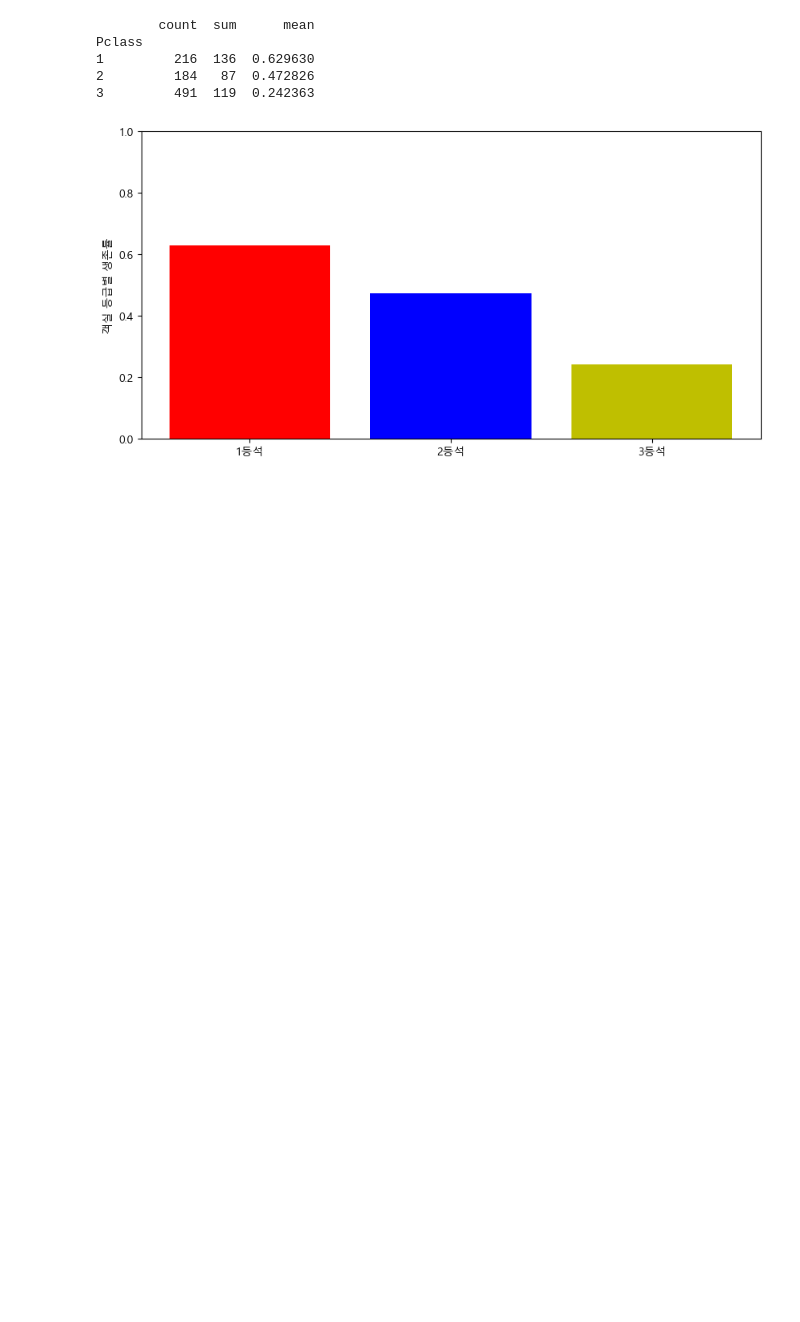
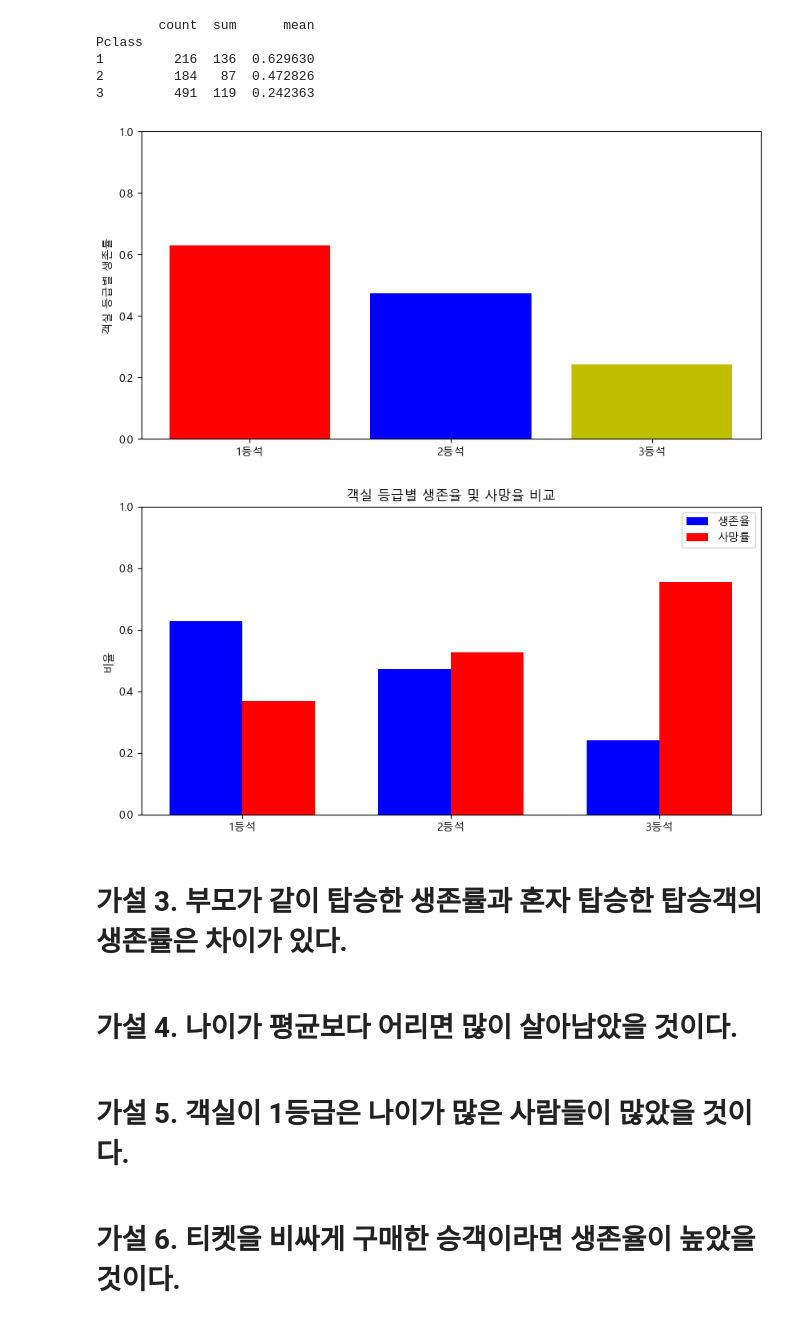
Before and after one commit to Bucheo/data_analysis, a Jupyter notebook: 7.데이터 전처리(EDA).ipynb, the cells around one changed output. Drawn from its saved outputs; the diff is of its cells as text; code cells hidden in the pictures; blank space fills up the shorter version.

```diff
--- a/7.데이터 전처리(EDA).ipynb
+++ b/7.데이터 전처리(EDA).ipynb
@@ -351,3 +344,35 @@ plt.ylim(0, 1)
 plt.show()
 # %% [output]
 [figure]
+# %%
+# 1. 데이터 계산 (기존 데이터 기반으로 사망률 추가 계산)
+pclass_survived = titanic_df_v2.groupby("Pclass")["Survived"].mean()
+pclass_dead = 1 - pclass_survived  # 사망률 계산
+
+# 2. X축 위치 및 두께 설정
+x = np.arange(len(pclass_survived.index))  # [0, 1, 2] 위치 생성
+width = 0.35  # 막대 두께
+
+plt.figure(figsize=(10, 5))
+
+# 3. 막대 2개를 각각 width/2만큼 왼쪽(-), 오른쪽(+)으로 밀어서 그리기
+plt.bar(x - width/2, pclass_survived.values, width=width, color="b", label="생존율")
+plt.bar(x + width/2, pclass_dead.values, width=width, color="r", label="사망률")
+
+# 4. 스타일링 및 축 설정
+plt.xticks(x, ['1등석', '2등석', '3등석'])  # 정중앙[0, 1, 2] 위치에 글자 배치
+plt.ylabel("비율")
+plt.title("객실 등급별 생존율 및 사망율 비교")
+plt.ylim(0, 1)
+plt.legend()  # 어떤 막대가 생존/사망인지 알려주는 범례 추가
+plt.show()
+# %% [output]
+[figure, added]
+# %% [markdown]
+# 가설 3. 부모가 같이 탑승한 생존률과 혼자 탑승한 탑승객의 생존률은 차이가 있다.
+# %% [markdown]
+# 가설 4. 나이가 평균보다 어리면 많이 살아남았을 것이다.
+# %% [markdown]
+# 가설 5. 객실이 1등급은 나이가 많은 사람들이 많았을 것이다.
+# %% [markdown]
+# 가설 6. 티켓을 비싸게 구매한 승객이라면 생존율이 높았을 것이다.
```
Also changed, not shown: parts of 4 cells of this notebook, 3 other files.
